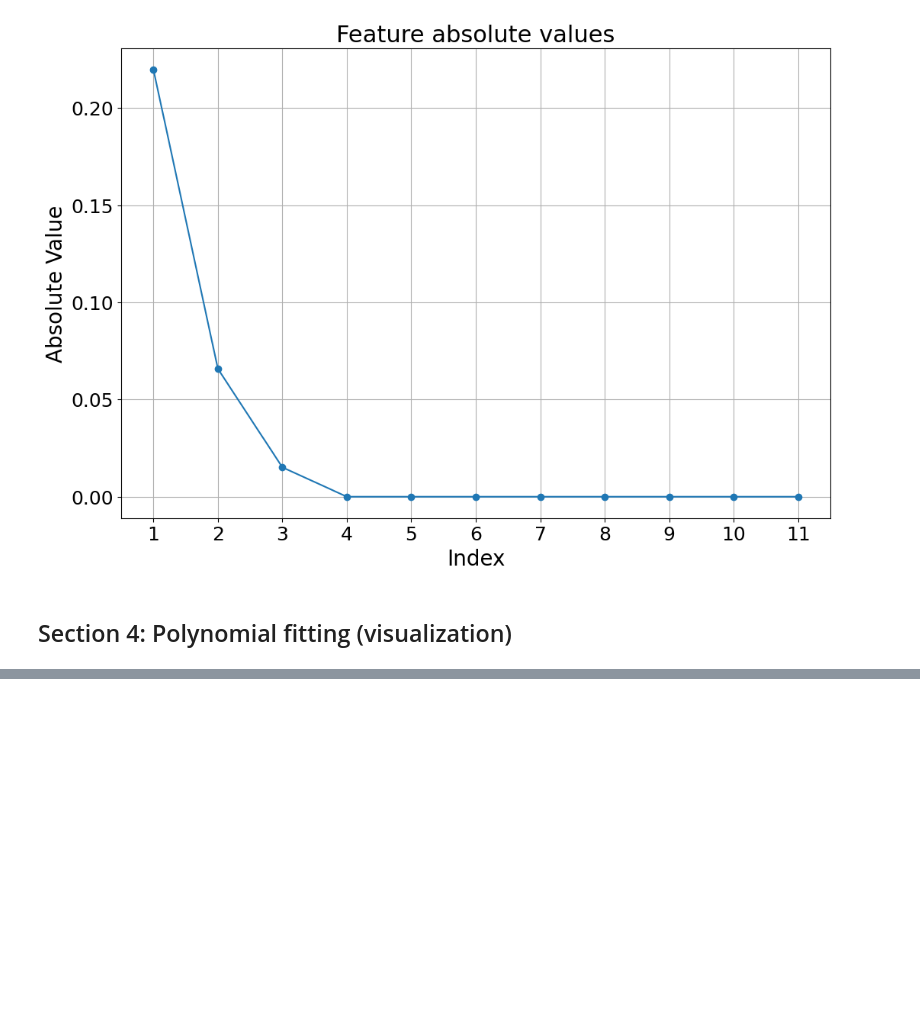
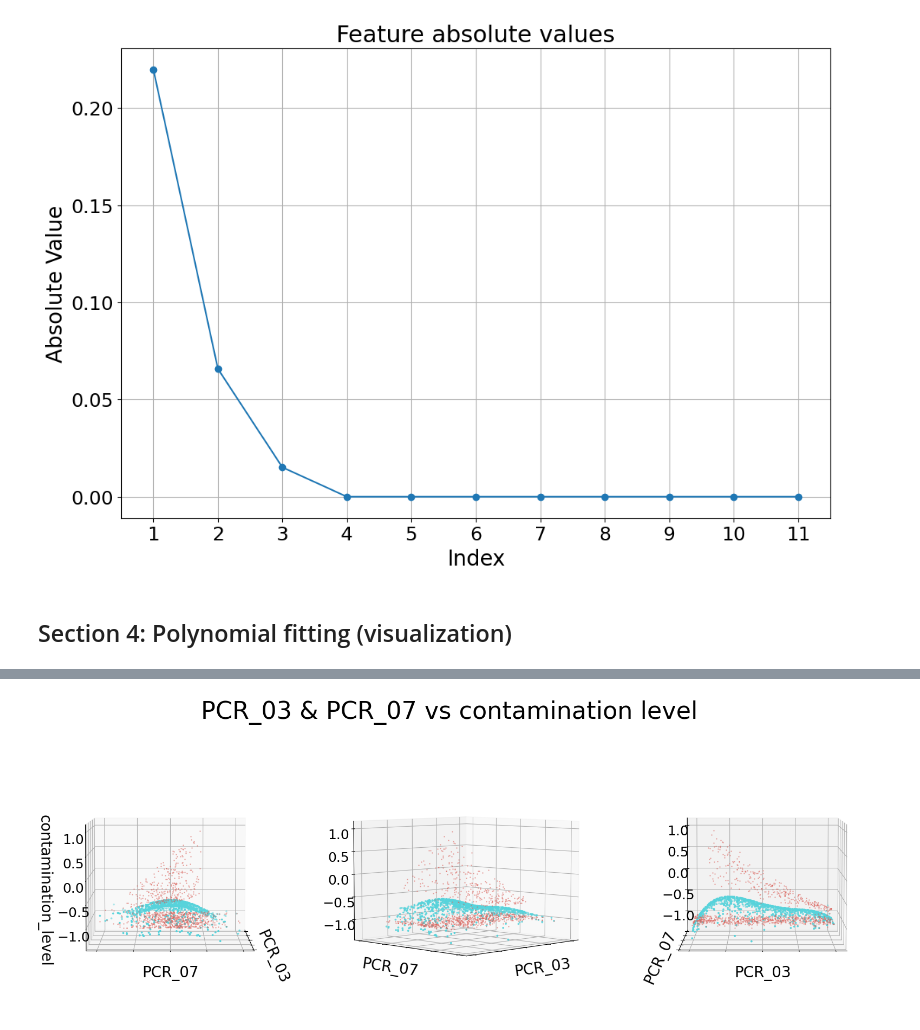
Before and after one commit to eyalamdur/ML-Regression, a Jupyter notebook: Code/318849270-315116095.ipynb, the cells around one changed output, grey strips where cells are left out. Cells and saved outputs as stored; diff of their text form; code cells hidden in the pictures; blank space fills up the shorter version.

```diff
--- a/Code/318849270-315116095.ipynb
+++ b/Code/318849270-315116095.ipynb
@@ -533,0 +617,4 @@ plt.show()
+# %%
+plot3d(dataset_PCR_03_07_contamination, "PCR_03", "PCR_07", "contamination_level", title="PCR_03 & PCR_07 vs contamination level", predictions=lasso_polynomial_regressor.predict(training_set_PCR_03_07.values) )
+# %% [output]
+[figure, added]
```
Also changed, not shown: parts of 6 cells of this notebook, 1 other file.
